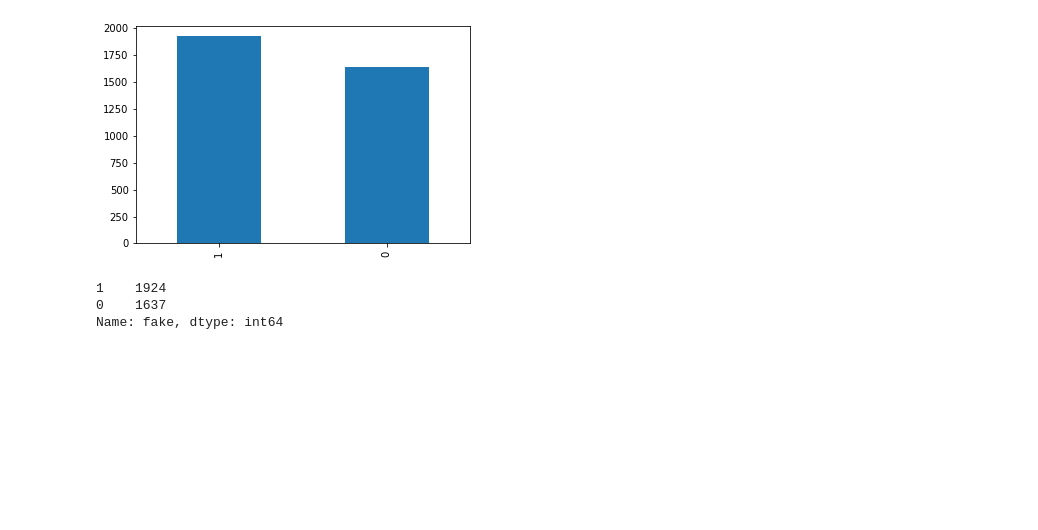
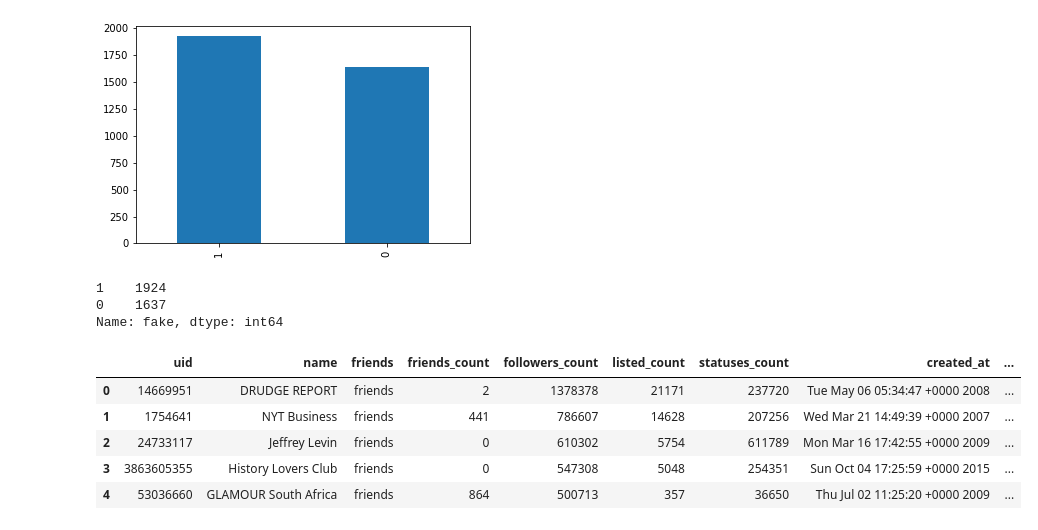
Before and after one commit to Aveek-Saha/TwitterFakeNet, a Jupyter notebook: unverified_user_data.ipynb, the cells around one changed output. Cells and saved outputs as stored; diff of their text form; code cells hidden in the pictures; blank space fills up the shorter version.

Commit message:
Check friend count values

```diff
--- a/unverified_user_data.ipynb
+++ b/unverified_user_data.ipynb
@@ -723,3 +723,17 @@ df_final["fake"].value_counts()
 1    1924
 0    1637
 Name: fake, dtype: int64
+# %%
+un = pd.read_csv("datasets/unverified.dat",
+                 names=["uid", "name", "friends", "friends_count",
+                        "followers_count", "listed_count", "statuses_count",
+                        "created_at", "url", "avatar", "location"])
+# %%
+un.head()
+# %% [output]
+|  | uid | name | friends | friends_count | followers_count | listed_count | statuses_count | created_at | ... |
+| 0 | 14669951 | DRUDGE REPORT | friends | 2 | 1378378 | 21171 | 237720 | Tue May 06 05:34:47 +0000 2008 | ... |
+| 1 | 1754641 | NYT Business | friends | 441 | 786607 | 14628 | 207256 | Wed Mar 21 14:49:39 +0000 2007 | ... |
+| 2 | 24733117 | Jeffrey Levin | friends | 0 | 610302 | 5754 | 611789 | Mon Mar 16 17:42:55 +0000 2009 | ... |
+| 3 | 3863605355 | History Lovers Club | friends | 0 | 547308 | 5048 | 254351 | Sun Oct 04 17:25:59 +0000 2015 | ... |
+| 4 | 53036660 | GLAMOUR South Africa | friends | 864 | 500713 | 357 | 36650 | Thu Jul 02 11:25:20 +0000 2009 | ... |
```
Also changed, not shown: parts of 1 cell of this notebook, 1 other file.
